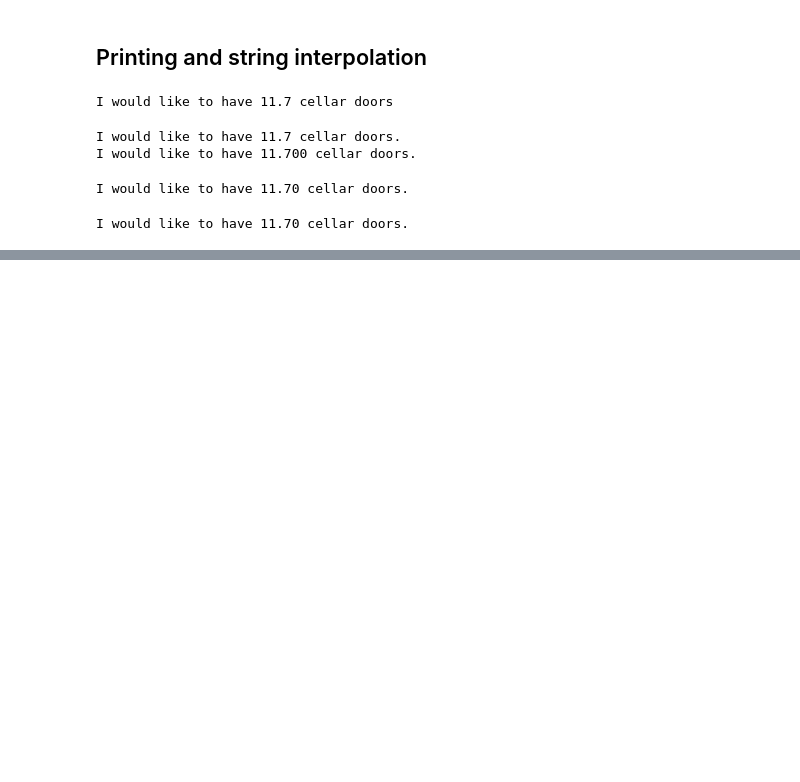
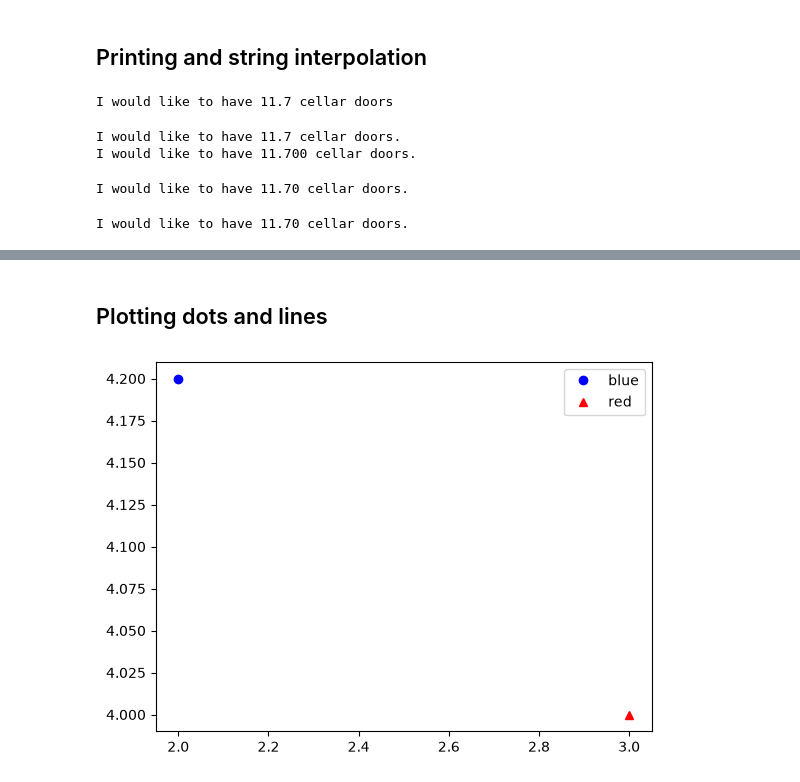
Before and after one commit to ISO158/udemy-deep-learning-cohen, a Jupyter notebook: 00-intro_python/text_plots.ipynb, the cells around one changed output, grey strips where cells are left out. Cells and saved outputs as stored; diff of their text form; code cells hidden in the pictures; blank space fills up the shorter version.

```diff
--- a/00-intro_python/text_plots.ipynb
+++ b/00-intro_python/text_plots.ipynb
@@ -68,0 +51,2 @@ z is the 26th letter.
+# %% [markdown]
+## Plotting dots and lines
@@ -68,0 +56,7 @@ z is the 26th letter.
+# %%
+plt.plot(2,4.2,'bo',label='blue circle')
+plt.plot(3,4,'r^',label='red triangle')
+plt.legend(['blue','red'])
+plt.show()
+# %% [output]
+[figure, added]
```
Also changed, not shown: parts of 21 cells of this notebook.
